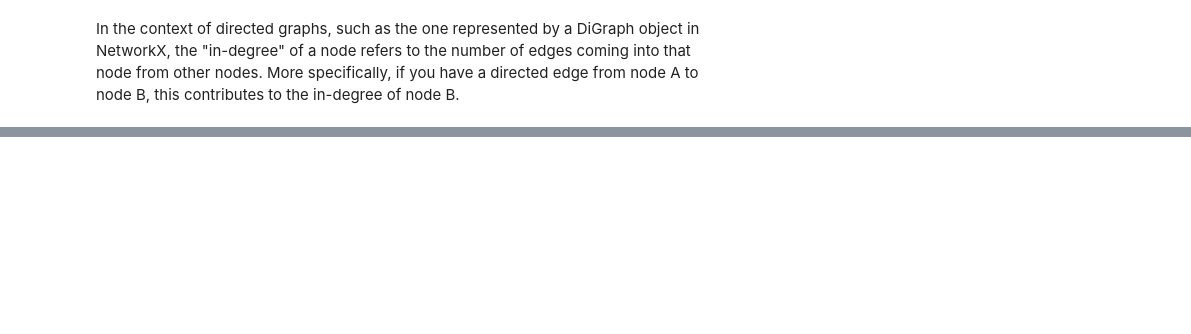
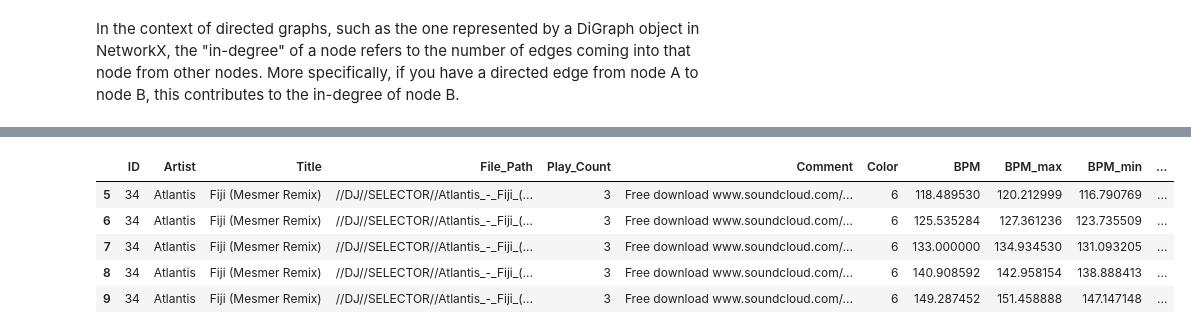
Before and after one commit to csipapicsa/OrganicMixSelector, a Jupyter notebook: work.ipynb, the cells around one changed output, grey strips where cells are left out. Saved outputs shown, nothing was run; the diff lists cells and outputs as text; code cells hidden in the pictures; blank space fills up the shorter version.

```diff
--- a/work.ipynb
+++ b/work.ipynb
@@ -22,32 +33,30 @@ sampled_df = random_sample_df(df, n_samples=0)
-# %%
-new_rows = []
-def row_skipper(row=row, comment="-r"):
-    try:
-        if comment in row.Comment:
-            None
-        else:
-            return True
-    except:
-        return True
 # %%
 # List to hold the new rows
 new_rows = []
 
+SEMITONES = [-4, -3, -2, -1, 0, 1, 2,3, 4, 5, 6]
 SEMITONES = [-2, -1, 0, 1, 2]
+# SEMITONES = [-3, 0]
 bpm_semitone_threshold = 0.25
+
+#### Mi van a  nullával?
+# SEMITONES = [-2, -1, 1, 2]
 
 # Replace 'sampled_df' with your actual DataFrame variable name
 for row in sampled_df.itertuples(index=False):  # Assuming you don't need the DataFrame index
     # Check if the row contains the '-r' comment
-    try:
-        if "-r" not in row.Comment:
-            continue
-    except:
+    if row.Musical_Key_Int < 12:
+        min_or_maj = "major"
+    else:
+        min_or_maj = "minor"
+    if row_skipper(row) and BPM_skipper(row, row.BPM):
         for semitone_change in SEMITONES:
             new_tempo = calculate_new_tempo(row.BPM, semitone_change)
-            new_key_int = (row.Musical_Key_Int - 1 + semitone_change) % 24 + 1
-            musical_key = nml_key_int_to_name(new_key_int)
-            harmonic_key = note_to_harmonic[musical_key]
+            #####EZ ITT MÉG MINDIG KURVÁRA NEM JÓ
+            buzi_calc = (row.Musical_Key_Int + semitone_change) % 24
+            new_key_int = f.new_nml_key_calculator(min_or_maj, buzi_calc)
+            musical_key = traktor_int_to_note[new_key_int][0]
+            harmonic_key = musical_key_to_harmonic_key[musical_key]
 
             # Create a dictionary for the new row
             new_row = {
@@ -64,15 +73,17 @@ for row in sampled_df.itertuples(index=False):  # Assuming you don't need the Da
                 "Musical_Key_Int": new_key_int,
                 "Musical_Key": musical_key,
                 "Harmonic_Key": harmonic_key,
-                "Kind": "Calculated"
+                "Kind": "Calculated",
             }
 
             # Add the new row to the list
             new_rows.append(new_row)
         else:
             None
+    else:
+        None
 
 # Create a new DataFrame from the list of new rows
 new_df = pd.DataFrame(new_rows)
-# df_combined = pd.concat([sampled_df, new_df], ignore_index=True)
-df_combined = new_df
+df_combined = pd.concat([new_df], ignore_index=True)
+# df_combined = new_df
@@ -453,0 +370,9 @@ M3U playlist created as 'playlist.m3u'.
+# %%
+df_combined[df_combined.ID == 34]
+# %% [output]
+|  | ID | Artist | Title | File_Path | Play_Count | Comment | Color | BPM | BPM_max | BPM_min | ... |
+| 5 | 34 | Atlantis | Fiji (Mesmer Remix) | //DJ//SELECTOR//Atlantis_-_Fiji_(... | 3 | Free download www.soundcloud.com/... | 6 | 118.489530 | 120.212999 | 116.790769 | ... |
+| 6 | 34 | Atlantis | Fiji (Mesmer Remix) | //DJ//SELECTOR//Atlantis_-_Fiji_(... | 3 | Free download www.soundcloud.com/... | 6 | 125.535284 | 127.361236 | 123.735509 | ... |
+| 7 | 34 | Atlantis | Fiji (Mesmer Remix) | //DJ//SELECTOR//Atlantis_-_Fiji_(... | 3 | Free download www.soundcloud.com/... | 6 | 133.000000 | 134.934530 | 131.093205 | ... |
+| 8 | 34 | Atlantis | Fiji (Mesmer Remix) | //DJ//SELECTOR//Atlantis_-_Fiji_(... | 3 | Free download www.soundcloud.com/... | 6 | 140.908592 | 142.958154 | 138.888413 | ... |
+| 9 | 34 | Atlantis | Fiji (Mesmer Remix) | //DJ//SELECTOR//Atlantis_-_Fiji_(... | 3 | Free download www.soundcloud.com/... | 6 | 149.287452 | 151.458888 | 147.147148 | ... |
```
Also changed, not shown: parts of 25 cells of this notebook, 36 other files.
